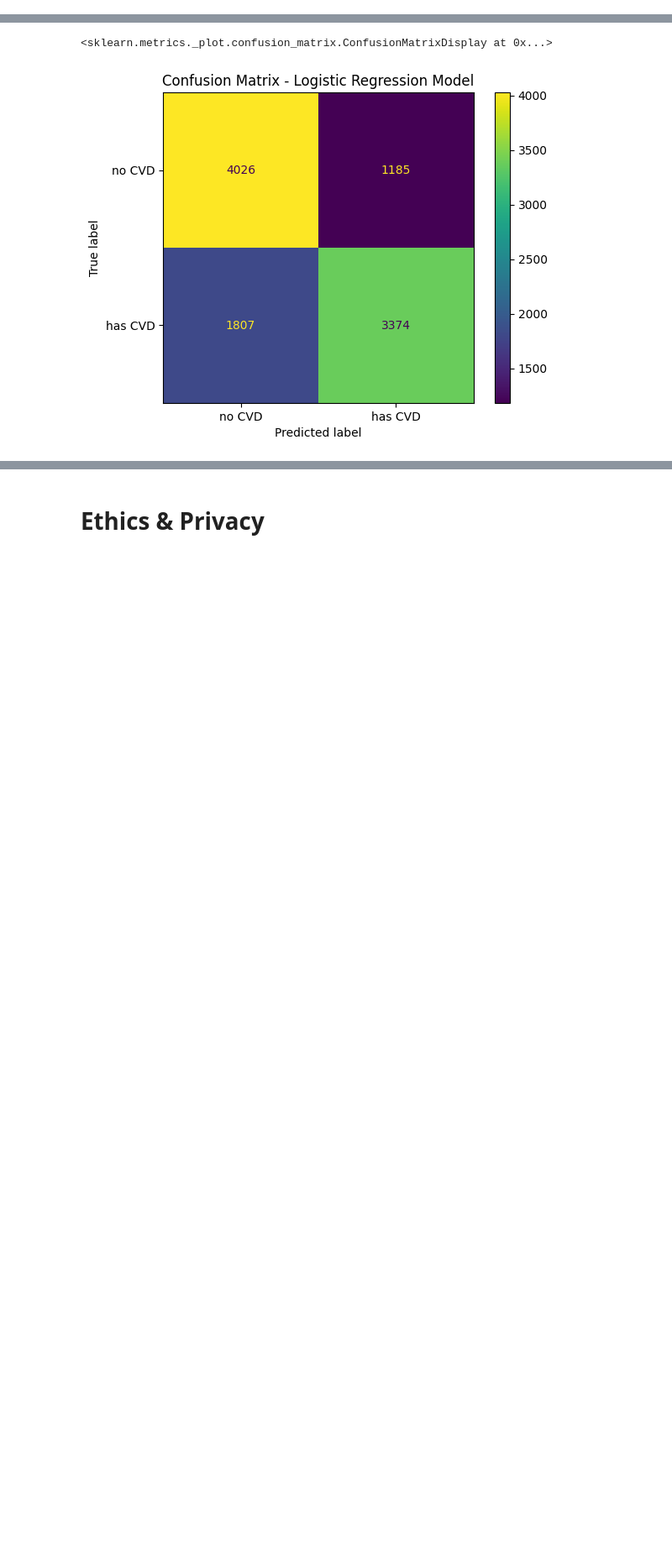
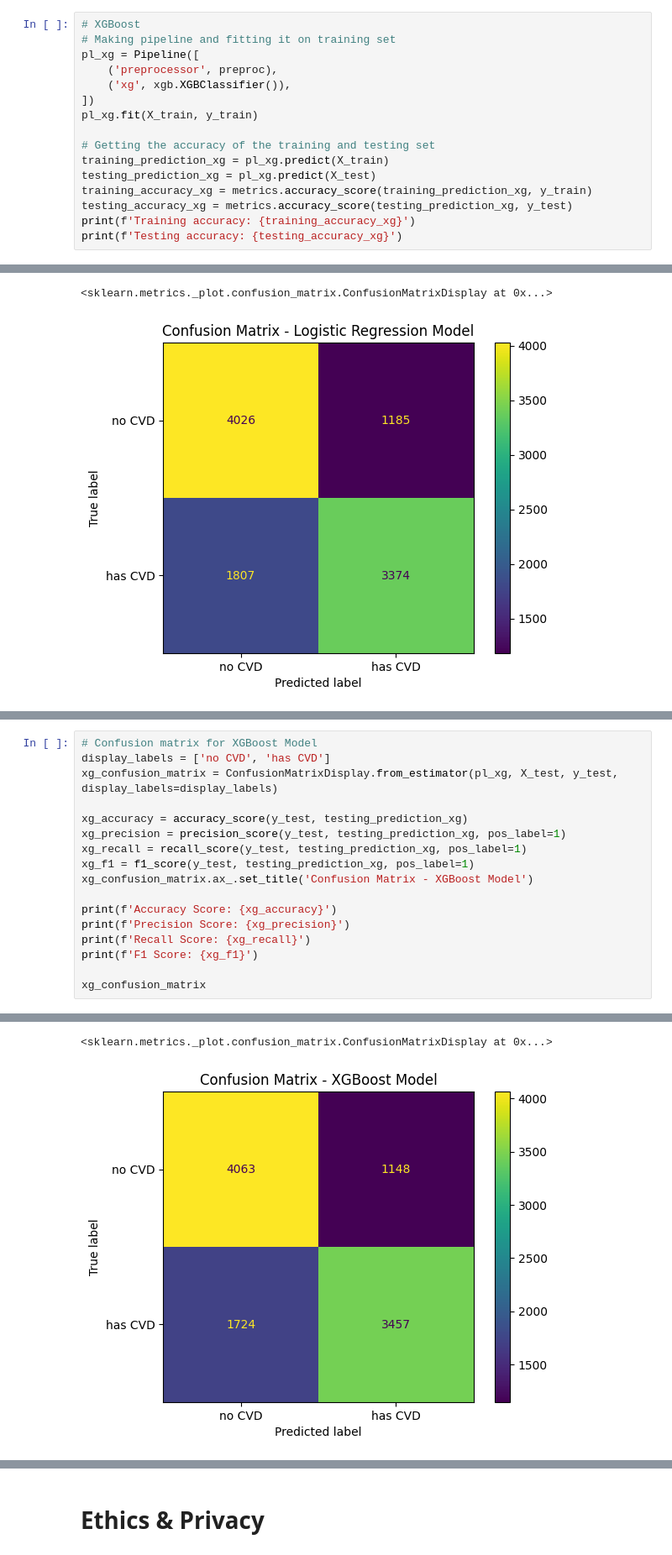
Before and after one commit to henrybliu/Predicting-Cardiovascular-Disease, a Jupyter notebook: predictingCVD.ipynb, the cells around one changed output, grey strips where cells are left out. Shown at 84% size. Cells and saved outputs as stored; diff of their text form; blank space fills up the shorter version.

```diff
--- a/predictingCVD.ipynb
+++ b/predictingCVD.ipynb
@@ -469,0 +503,16 @@ The logistic regression model achieved a testing accuracy of 71.20%, indicating
+# %%
+# XGBoost
+# Making pipeline and fitting it on training set
+pl_xg = Pipeline([
+    ('preprocessor', preproc),
+    ('xg', xgb.XGBClassifier()),
+])
+pl_xg.fit(X_train, y_train)
+
+# Getting the accuracy of the training and testing set
+training_prediction_xg = pl_xg.predict(X_train)
+testing_prediction_xg = pl_xg.predict(X_test)
+training_accuracy_xg = metrics.accuracy_score(training_prediction_xg, y_train)
+testing_accuracy_xg = metrics.accuracy_score(testing_prediction_xg, y_test)
+print(f'Training accuracy: {training_accuracy_xg}')
+print(f'Testing accuracy: {testing_accuracy_xg}')
@@ -523,0 +662,18 @@ For this reason, though, we would venture towards saying that the logistic regre
+# %%
+# Confusion matrix for XGBoost Model
+display_labels = ['no CVD', 'has CVD']
+xg_confusion_matrix = ConfusionMatrixDisplay.from_estimator(pl_xg, X_test, y_test, display_labels=display_labels)
+
+xg_accuracy = accuracy_score(y_test, testing_prediction_xg)
+xg_precision = precision_score(y_test, testing_prediction_xg, pos_label=1)
+xg_recall = recall_score(y_test, testing_prediction_xg, pos_label=1)
+xg_f1 = f1_score(y_test, testing_prediction_xg, pos_label=1)
+xg_confusion_matrix.ax_.set_title('Confusion Matrix - XGBoost Model')
+
+print(f'Accuracy Score: {xg_accuracy}')
+print(f'Precision Score: {xg_precision}')
+print(f'Recall Score: {xg_recall}')
+print(f'F1 Score: {xg_f1}')
+
+xg_confusion_matrix
+# %% [output]
@@ -523,0 +684,2 @@ For this reason, though, we would venture towards saying that the logistic regre
+<sklearn.metrics._plot.confusion_matrix.ConfusionMatrixDisplay at 0x...>
+[figure, added]
```
Also changed, not shown: parts of 30 cells of this notebook, 1 other file.
